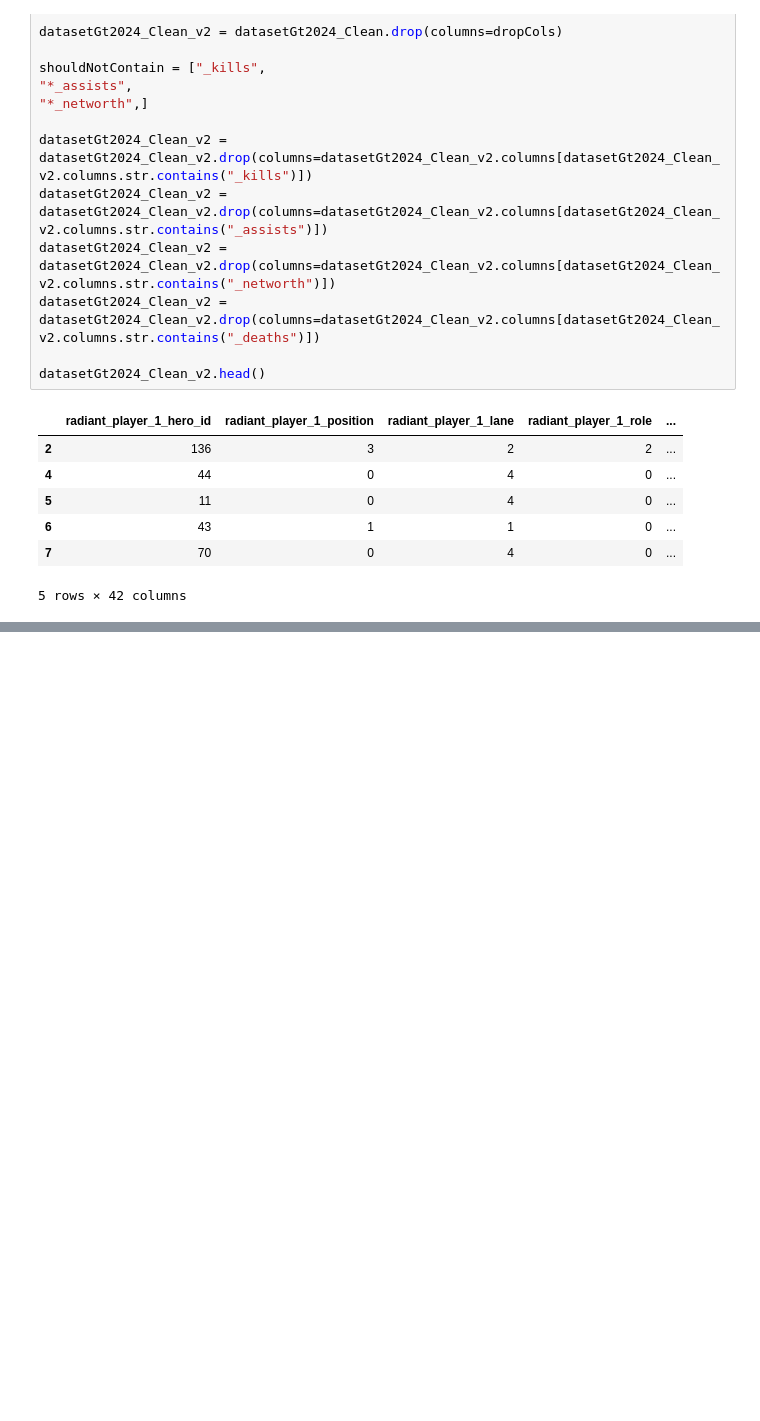
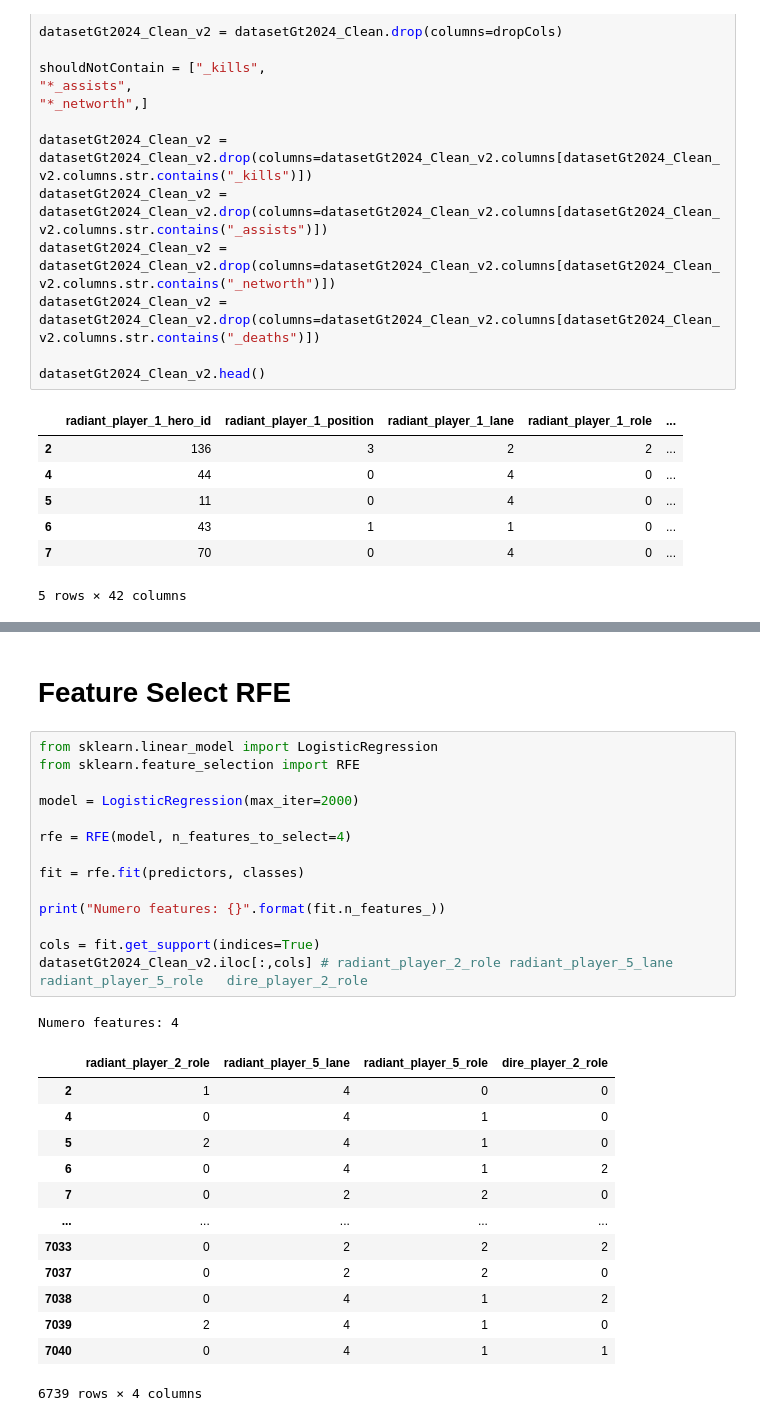
Before and after one commit to ExiledSpirit/dota-match-predict, a Jupyter notebook: dota2_proj/Analise_exploratoria_Dota2.ipynb, the cells around one changed output, grey strips where cells are left out. Cells and saved outputs as stored; diff of their text form; blank space fills up the shorter version.

```diff
--- a/dota2_proj/Analise_exploratoria_Dota2.ipynb
+++ b/dota2_proj/Analise_exploratoria_Dota2.ipynb
@@ -533,0 +655,31 @@ baseline_randomforrest.fit(x_train, y_train)
+# %% [markdown]
+# Feature Select RFE
+# %%
+from sklearn.linear_model import LogisticRegression
+from sklearn.feature_selection import RFE
+
+model = LogisticRegression(max_iter=2000)
+
+rfe = RFE(model, n_features_to_select=4)
+
+fit = rfe.fit(predictors, classes)
+
+print("Numero features: {}".format(fit.n_features_))
+
+cols = fit.get_support(indices=True)
+datasetGt2024_Clean_v2.iloc[:,cols] # radiant_player_2_role	radiant_player_5_lane	radiant_player_5_role	dire_player_2_role
+# %% [output]
+Numero features: 4
+|  | radiant_player_2_role | radiant_player_5_lane | radiant_player_5_role | dire_player_2_role |
+| 2 | 1 | 4 | 0 | 0 |
+| 4 | 0 | 4 | 1 | 0 |
+| 5 | 2 | 4 | 1 | 0 |
+| 6 | 0 | 4 | 1 | 2 |
+| 7 | 0 | 2 | 2 | 0 |
+| ... | ... | ... | ... | ... |
+| 7033 | 0 | 2 | 2 | 2 |
+| 7037 | 0 | 2 | 2 | 0 |
+| 7038 | 0 | 4 | 1 | 2 |
+| 7039 | 2 | 4 | 1 | 0 |
+| 7040 | 0 | 4 | 1 | 1 |
+6739 rows × 4 columns
```
Also changed, not shown: parts of 11 cells of this notebook.
